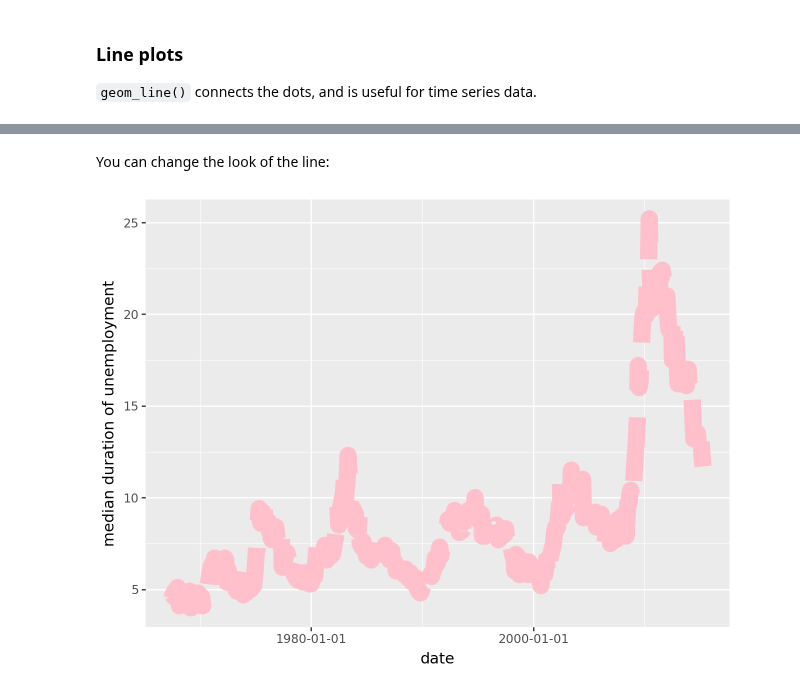
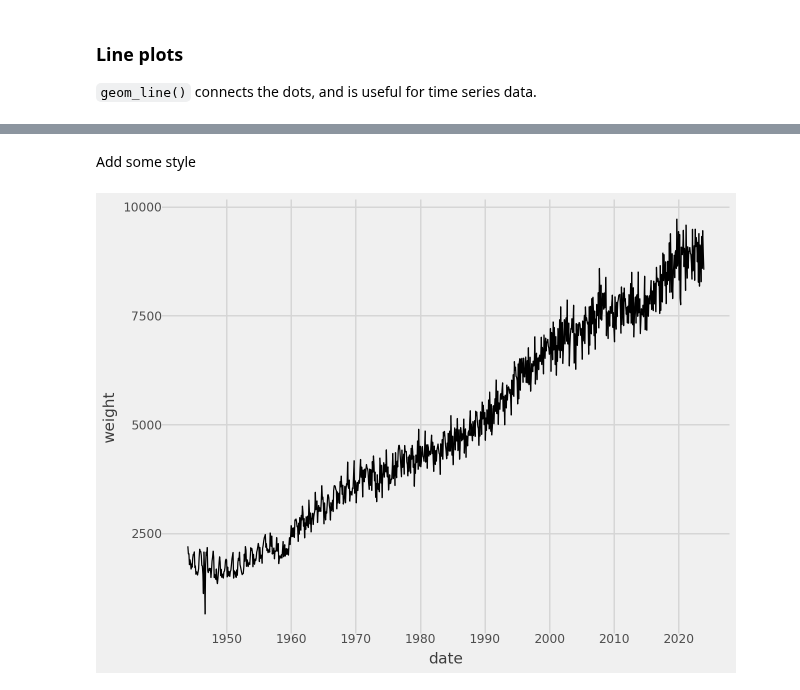
Before and after one commit to has2k1/plotnine-examples, a Jupyter notebook: plotnine_examples/examples/geom_line.ipynb, the cells around one changed output, grey strips where cells are left out. Drawn from its saved outputs; the diff is of its cells as text; code cells hidden in the pictures.

```diff
--- a/plotnine_examples/examples/geom_line.ipynb
+++ b/plotnine_examples/examples/geom_line.ipynb
@@ -55,14 +83,13 @@ The arrow can be modified for a different look:
-# %% [markdown]
-You can change the look of the line:
-# %%
-(
-    ggplot(economics, aes(x="date", y="uempmed"))
-    + geom_line(
-        color="pink",  # set line colour
-        size=7,  # set line thickness
-        linetype="dashed",  # set line type
-    )
-    + labs(x="date", y="median duration of unemployment")
-)
-# %% [output]
-[figure, removed]
+# %% [markdown]
+Add some style
+# %%
+# Gallery, lines
+(
+    ggplot(meat_long_monthly_agg, aes(x="date", y="weight"))
+    + geom_line()
+    # Styling
+    + scale_x_datetime(date_breaks="10 years", date_labels="%Y")
+    + theme_538()
+)
+# %% [output]
+[figure, added]
```
Also changed, not shown: parts of 23 cells of this notebook, 39 other files.
